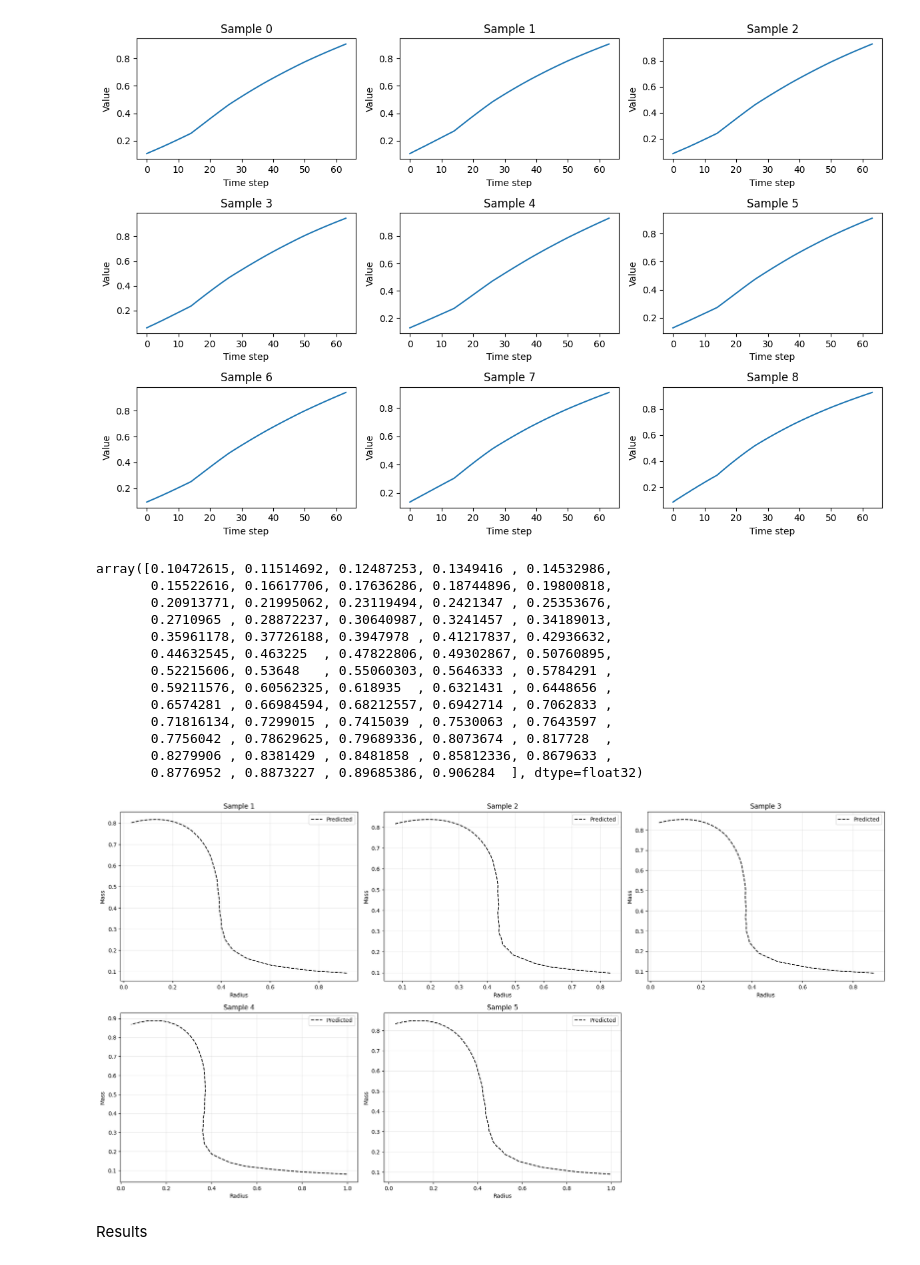
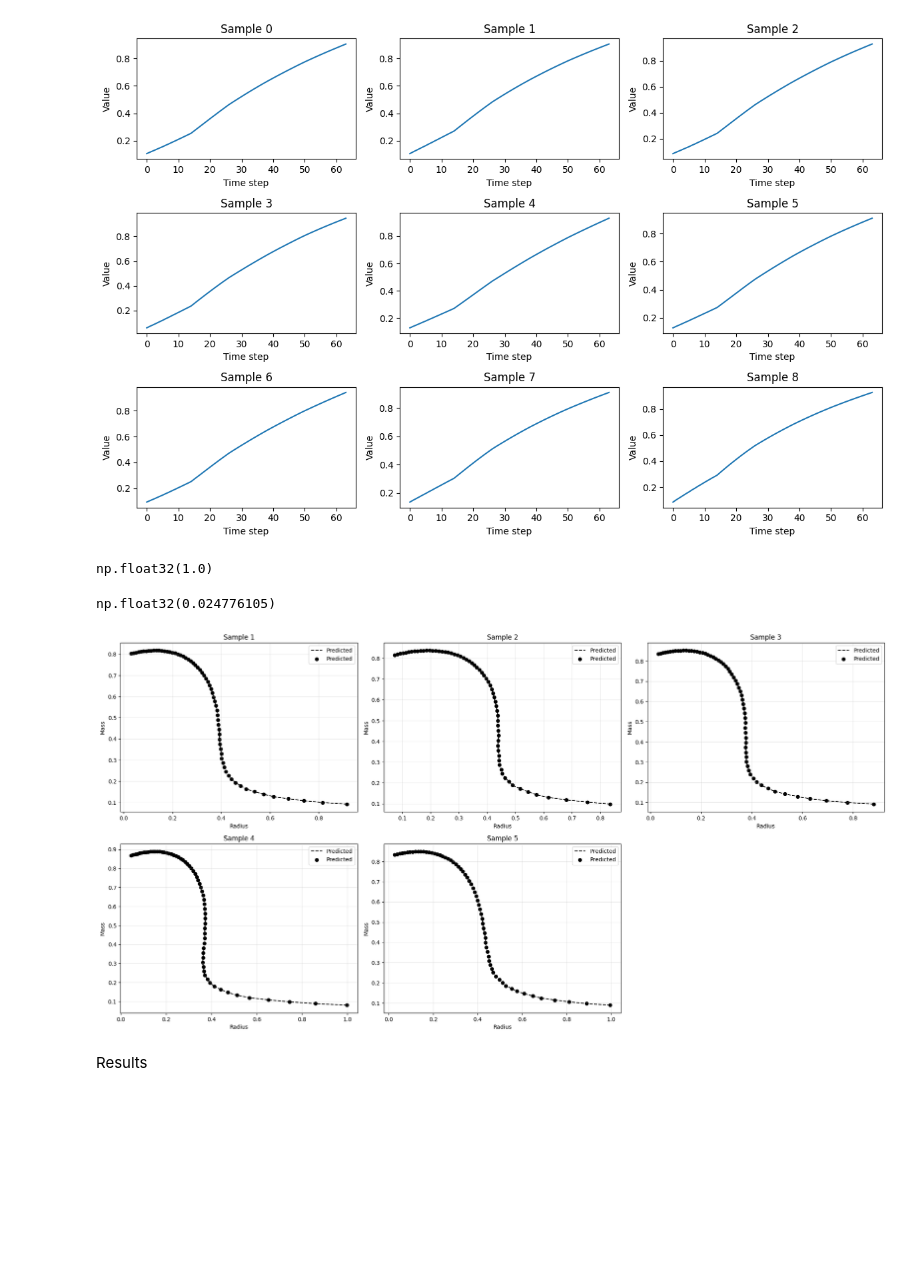
Before and after one commit to lesanson/NN-Reconstruction, a Jupyter notebook: TOV_Solver.ipynb, the cells around one changed output. Cells and saved outputs as stored; diff of their text form; code cells hidden in the pictures; blank space fills up the shorter version.

```diff
--- a/TOV_Solver.ipynb
+++ b/TOV_Solver.ipynb
@@ -93,53 +93,46 @@ for i in range(9):
 plt.tight_layout()
 # %% [output]
 [figure]
-# %%
-X_scaled[0][:,1]
-# %% [output]
-array([0.10472615, 0.11514692, 0.12487253, 0.1349416 , 0.14532986,
-       0.15522616, 0.16617706, 0.17636286, 0.18744896, 0.19800818,
-       0.20913771, 0.21995062, 0.23119494, 0.2421347 , 0.25353676,
-       0.2710965 , 0.28872237, 0.30640987, 0.3241457 , 0.34189013,
-       0.35961178, 0.37726188, 0.3947978 , 0.41217837, 0.42936632,
-       0.44632545, 0.463225  , 0.47822806, 0.49302867, 0.50760895,
-       0.52215606, 0.53648   , 0.55060303, 0.5646333 , 0.5784291 ,
-       0.59211576, 0.60562325, 0.618935  , 0.6321431 , 0.6448656 ,
-       0.6574281 , 0.66984594, 0.68212557, 0.6942714 , 0.7062833 ,
-       0.71816134, 0.7299015 , 0.7415039 , 0.7530063 , 0.7643597 ,
-       0.7756042 , 0.78629625, 0.79689336, 0.8073674 , 0.817728  ,
-       0.8279906 , 0.8381429 , 0.8481858 , 0.85812336, 0.8679633 ,
-       0.8776952 , 0.8873227 , 0.89685386, 0.906284  ], dtype=float32)
+# %%
+X_scaled[:,:, 1].max()
+# %% [output]
+np.float32(1.0)
+# %%
+X_scaled[:,:, 1].min()
+# %% [output]
+np.float32(0.024776105)
 # %%
 Y_scaled = np.load("data/Y_scaled.npy")
 
 mass_pred_unscaled = Y_scaled[:, :, 0]
 radius_pred_unscaled = Y_scaled[:, :, 1]
 
 # Plot results
 fig, axes = plt.subplots(5, 3, figsize=(20, 25))
 axes = axes.flatten()
 
 for sample_idx in range(5):
     ax = axes[sample_idx]
 
     # Predicted M-R relation (red dashed line)
     ax.plot(radius_pred_unscaled[sample_idx], mass_pred_unscaled[sample_idx],
             "--", color='black', label='Predicted')
+    ax.scatter(radius_pred_unscaled[sample_idx], mass_pred_unscaled[sample_idx], color='black', label='Predicted')
 
     ax.set_title(f'Sample {sample_idx + 1}')
     ax.set_xlabel('Radius')
     ax.set_ylabel('Mass')
     ax.legend()
     ax.grid(True, alpha=0.3)
 
 # Hide unused subplots
 for i in range(5, len(axes)):
     axes[i].set_visible(False)
 
 plt.tight_layout()
 plt.show()
 # %% [output]
-[figure, old version]
+[figure, new version]
 # %% [markdown]
 Results
 # %%
```
Also changed, not shown: parts of 2 cells of this notebook, 8 other files.
